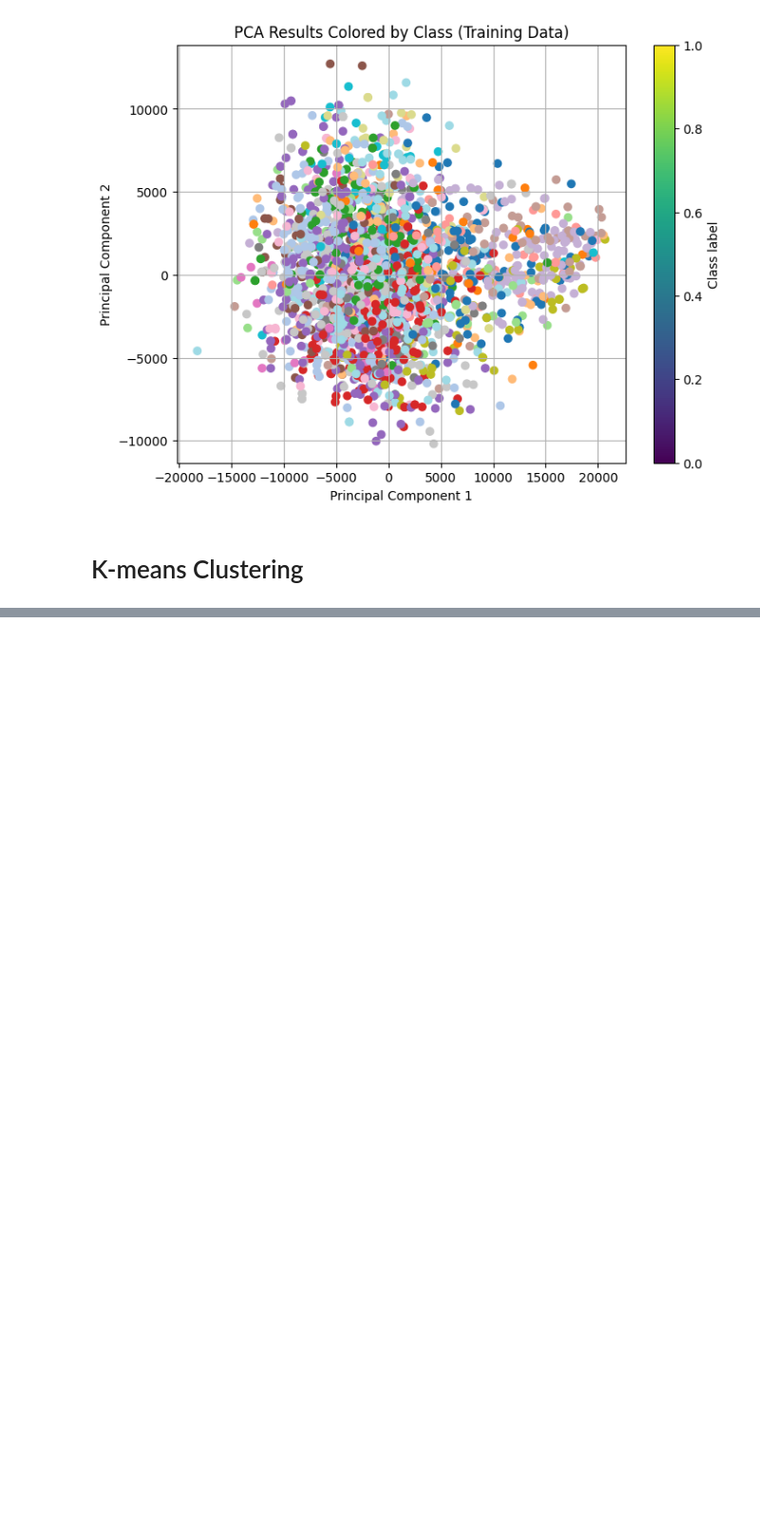
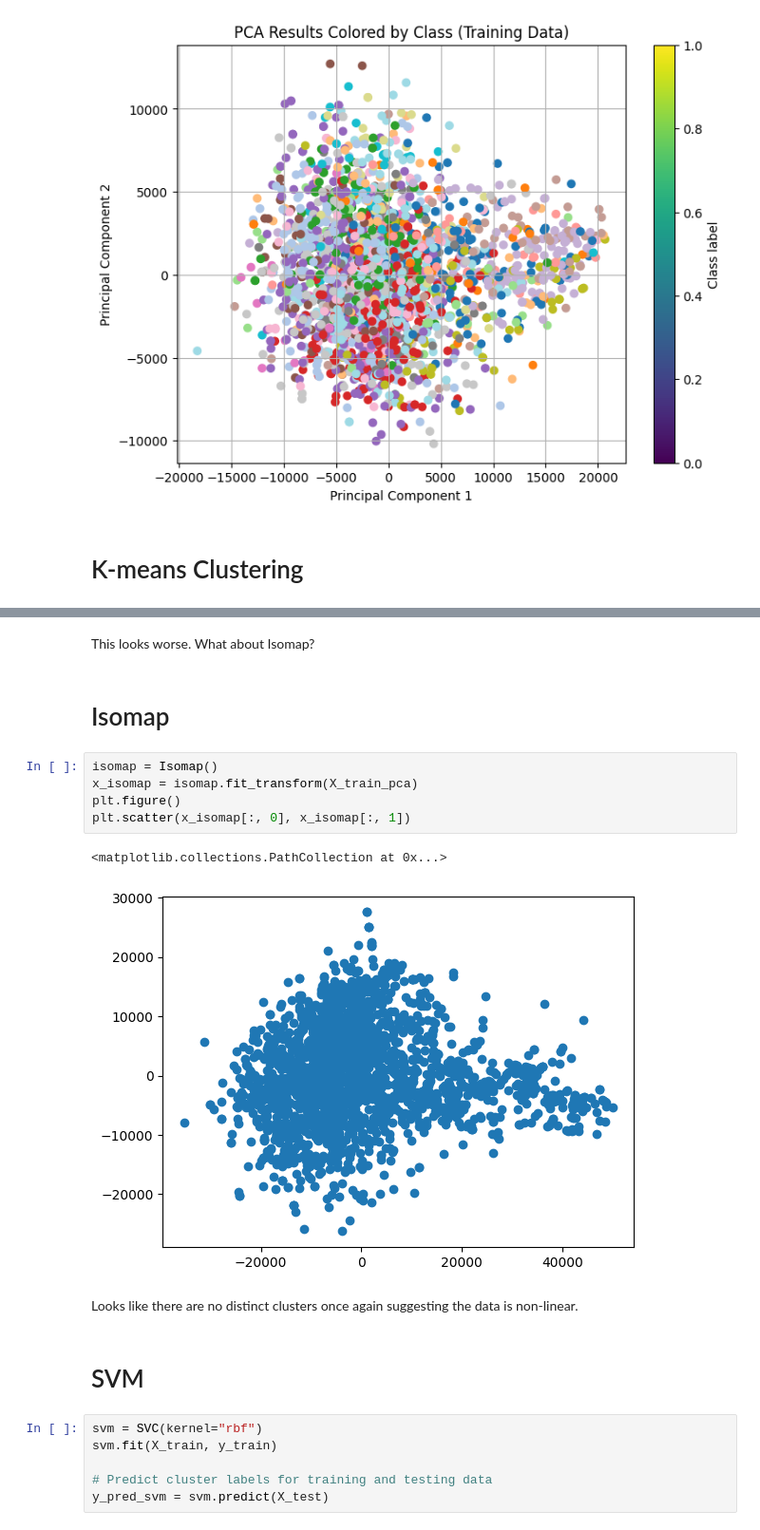
Before and after one commit to jsan712/Machine-Learning-Final-Project, a Jupyter notebook: ancient_egyptian_classification.ipynb, the cells around one changed output, grey strips where cells are left out. Shown at 95% size. Saved outputs shown, nothing was run; the diff lists cells and outputs as text; blank space fills up the shorter version.

```diff
--- a/ancient_egyptian_classification.ipynb
+++ b/ancient_egyptian_classification.ipynb
@@ -482,0 +531,22 @@ In order to continue working on the project, the following questions need to be
+# %% [markdown]
+This looks worse. What about Isomap?
+# %% [markdown]
+# Isomap
+# %%
+isomap = Isomap()
+x_isomap = isomap.fit_transform(X_train_pca)
+plt.figure()
+plt.scatter(x_isomap[:, 0], x_isomap[:, 1])
+# %% [output]
+<matplotlib.collections.PathCollection at 0x...>
+[figure, added]
+# %% [markdown]
+Looks like there are no distinct clusters once again suggesting the data is non-linear.
+# %% [markdown]
+# SVM
+# %%
+svm = SVC(kernel="rbf")
+svm.fit(X_train, y_train)
+
+# Predict cluster labels for training and testing data
+y_pred_svm = svm.predict(X_test)
```
Also changed, not shown: parts of 12 cells of this notebook.
